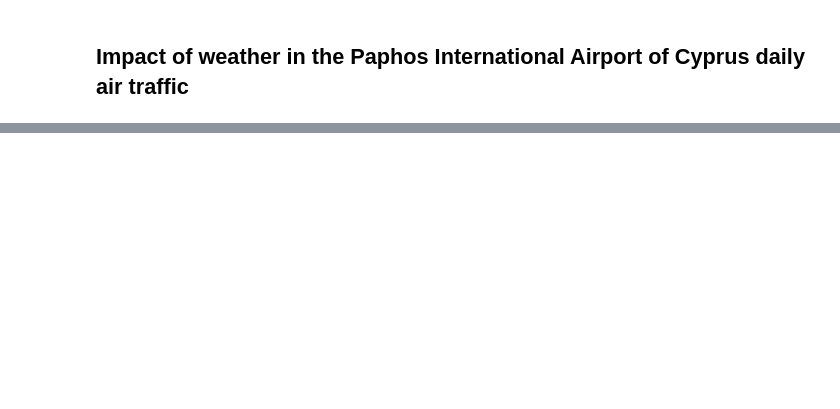
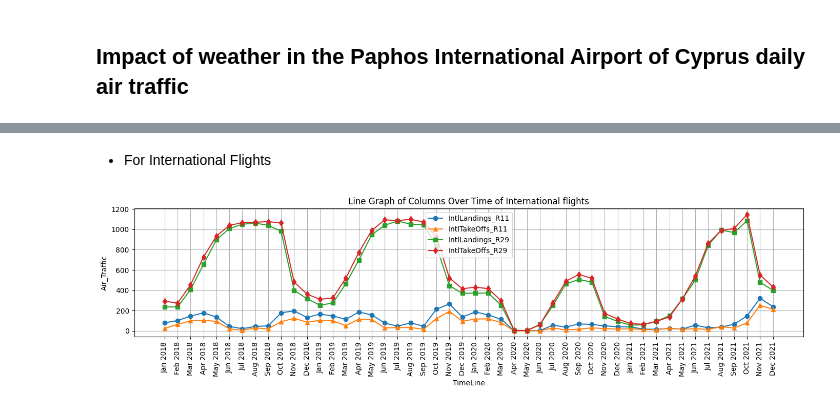
Before and after one commit to abdulahad2307/made-template-Ahad, a Jupyter notebook: project/report.ipynb, the cells around one changed output, grey strips where cells are left out. Cells and saved outputs as stored; diff of their text form; code cells hidden in the pictures; blank space fills up the shorter version.

```diff
--- a/project/report.ipynb
+++ b/project/report.ipynb
@@ -42,0 +449,21 @@ This data source will provide daily weather and climate data of Paphos Airport t
+# %% [markdown]
+- For International Flights
+# %%
+plt.figure(figsize=(14, 4))
+
+plt.plot(merged_airports_TTL_traffic_df['Date'], merged_airports_TTL_traffic_df['IntlLandings_R11'], label='IntlLandings_R11', marker='o')
+plt.plot(merged_airports_TTL_traffic_df['Date'], merged_airports_TTL_traffic_df['IntlTakeOffs_R11'], label='IntlTakeOffs_R11', marker='^')
+plt.plot(merged_airports_TTL_traffic_df['Date'], merged_airports_TTL_traffic_df['IntlLandings_R29'], label='IntlLandings_R29', marker='s')
+plt.plot(merged_airports_TTL_traffic_df['Date'], merged_airports_TTL_traffic_df['IntlTakeOffs_R29'], label='IntlTakeOffs_R29', marker='d')
+
+plt.title('Line Graph of Columns Over Time of International flights')
+plt.xlabel('TimeLine')
+plt.ylabel('Air_Traffic')
+plt.legend()
+plt.grid(True)
+plt.xticks(rotation=90)  # Rotate x-axis labels for better readability
+
+plt.tight_layout()
+plt.show()
+# %% [output]
+[figure, added]
```
Also changed, not shown: parts of 101 cells of this notebook, 1 other file.
